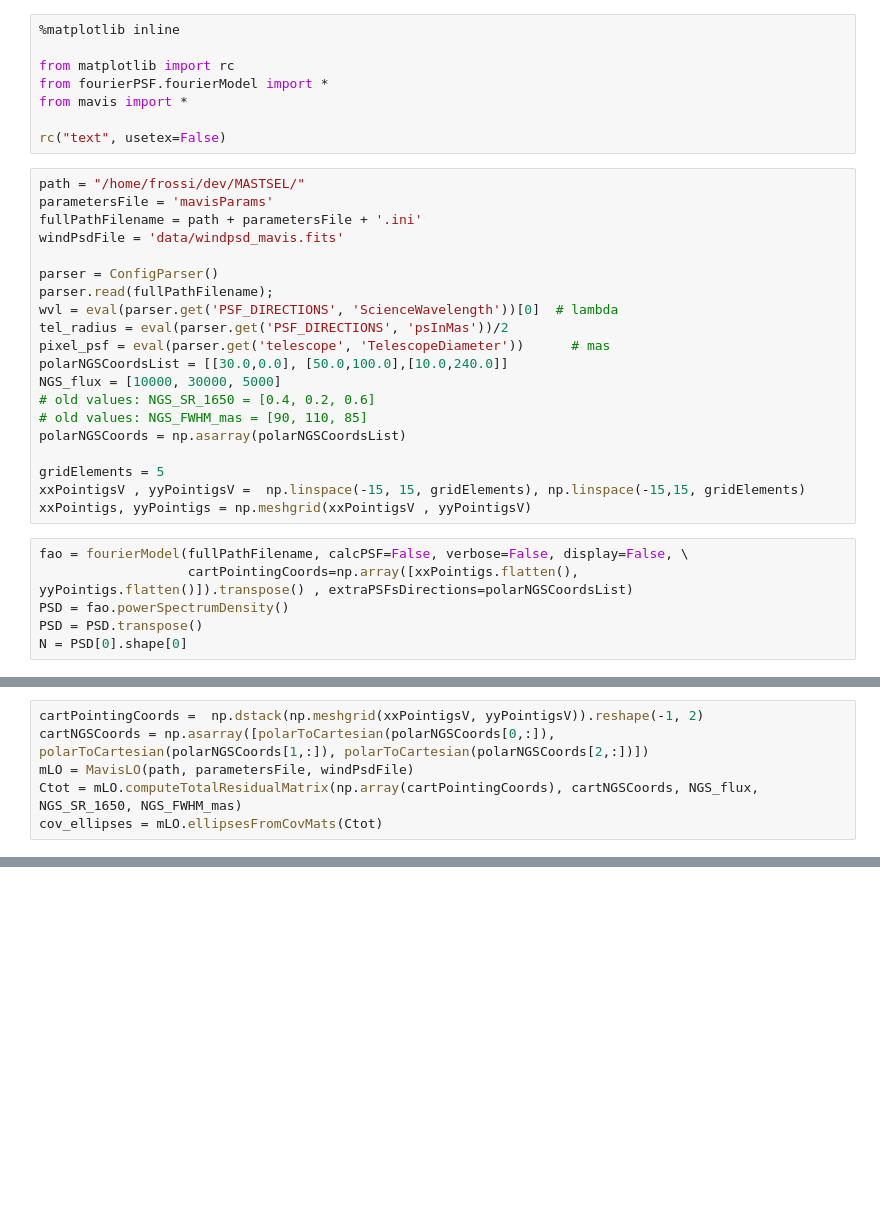
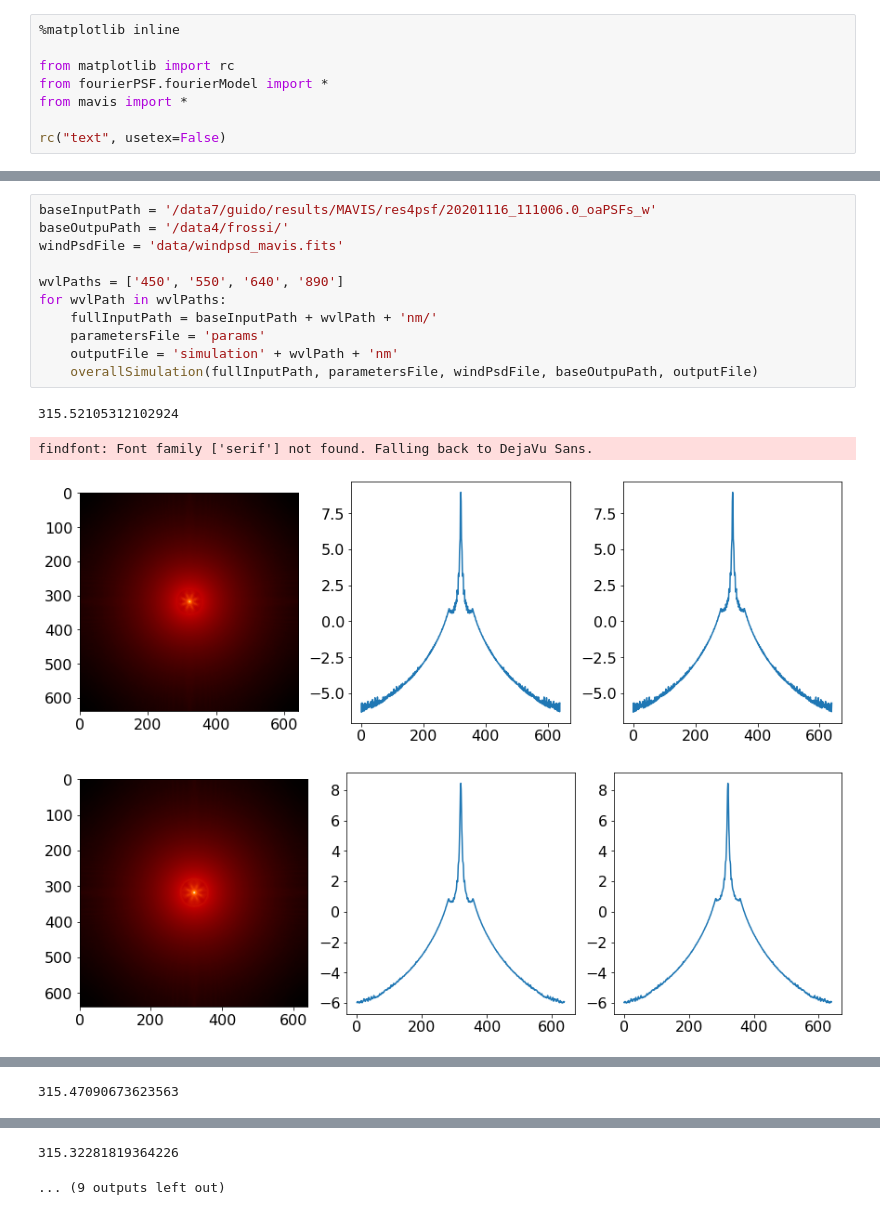
Before and after one commit to astro-tiptop/MASTSEL, a Jupyter notebook: MAVIS-CONVOLUTION.ipynb, the cells around one changed output, grey strips where cells are left out. Drawn from its saved outputs; the diff is of its cells as text; blank space fills up the shorter version.

Commit message:
Updating complete simulation code and running with actual parameters

```diff
--- a/MAVIS-CONVOLUTION.ipynb
+++ b/MAVIS-CONVOLUTION.ipynb
@@ -6,29 +6,3 @@ from fourierPSF.fourierModel import *
 from mavis import *
 
 rc("text", usetex=False)
-# %%
-path = "/home/frossi/dev/MASTSEL/"
-parametersFile = 'mavisParams'
-fullPathFilename = path + parametersFile + '.ini'
-windPsdFile = 'data/windpsd_mavis.fits'
-
-parser = ConfigParser()
-parser.read(fullPathFilename);
-wvl = eval(parser.get('PSF_DIRECTIONS', 'ScienceWavelength'))[0]  # lambda
-tel_radius = eval(parser.get('PSF_DIRECTIONS', 'psInMas'))/2
-pixel_psf = eval(parser.get('telescope', 'TelescopeDiameter'))      # mas
-polarNGSCoordsList = [[30.0,0.0], [50.0,100.0],[10.0,240.0]]
-NGS_flux = [10000, 30000, 5000]
-# old values: NGS_SR_1650 = [0.4, 0.2, 0.6]
-# old values: NGS_FWHM_mas = [90, 110, 85]
-polarNGSCoords = np.asarray(polarNGSCoordsList)
-
-gridElements = 5
-xxPointigsV , yyPointigsV =  np.linspace(-15, 15, gridElements), np.linspace(-15,15, gridElements)
-xxPointigs, yyPointigs = np.meshgrid(xxPointigsV , yyPointigsV)
-# %%
-fao = fourierModel(fullPathFilename, calcPSF=False, verbose=False, display=False, \
-                   cartPointingCoords=np.array([xxPointigs.flatten(), yyPointigs.flatten()]).transpose() , extraPSFsDirections=polarNGSCoordsList)
-PSD = fao.powerSpectrumDensity()
-PSD = PSD.transpose()
-N = PSD[0].shape[0]
@@ -81,6 +8,0 @@ dk: 56116722.78338946
-# %%
-cartPointingCoords =  np.dstack(np.meshgrid(xxPointigsV, yyPointigsV)).reshape(-1, 2)
-cartNGSCoords = np.asarray([polarToCartesian(polarNGSCoords[0,:]), polarToCartesian(polarNGSCoords[1,:]), polarToCartesian(polarNGSCoords[2,:])])
-mLO = MavisLO(path, parametersFile, windPsdFile)
-Ctot = mLO.computeTotalResidualMatrix(np.array(cartPointingCoords), cartNGSCoords, NGS_flux, NGS_SR_1650, NGS_FWHM_mas)
-cov_ellipses = mLO.ellipsesFromCovMats(Ctot)
@@ -109,0 +97,16 @@ findfont: Font family ['serif'] not found. Falling back to DejaVu Sans.
+# %%
+baseInputPath = '/data7/guido/results/MAVIS/res4psf/20201116_111006.0_oaPSFs_w'
+baseOutpuPath = '/data4/frossi/'
+windPsdFile = 'data/windpsd_mavis.fits'
+
+wvlPaths = ['450', '550', '640', '890']
+for wvlPath in wvlPaths:
+    fullInputPath = baseInputPath + wvlPath + 'nm/'
+    parametersFile = 'params'
+    outputFile = 'simulation' + wvlPath + 'nm'
+    overallSimulation(fullInputPath, parametersFile, windPsdFile, baseOutpuPath, outputFile)
+# %% [output]
+315.52105312102924
+findfont: Font family ['serif'] not found. Falling back to DejaVu Sans.
+[figure, added]
+[figure, added]
@@ -109,0 +115 @@ findfont: Font family ['serif'] not found. Falling back to DejaVu Sans.
+315.47090673623563
@@ -109,0 +120,2 @@ findfont: Font family ['serif'] not found. Falling back to DejaVu Sans.
+315.32281819364226
+... (9 outputs left out)
```
Also changed, not shown: parts of 8 cells of this notebook.
